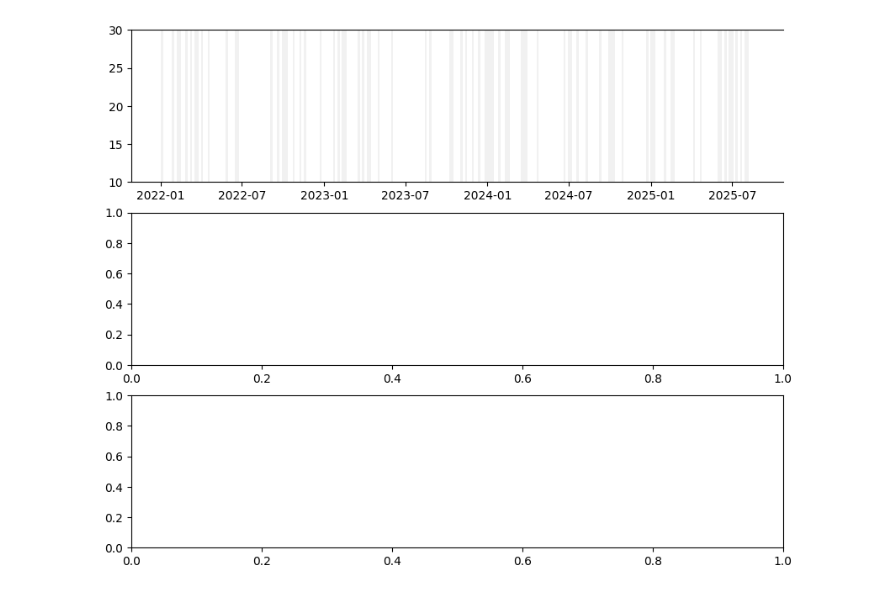
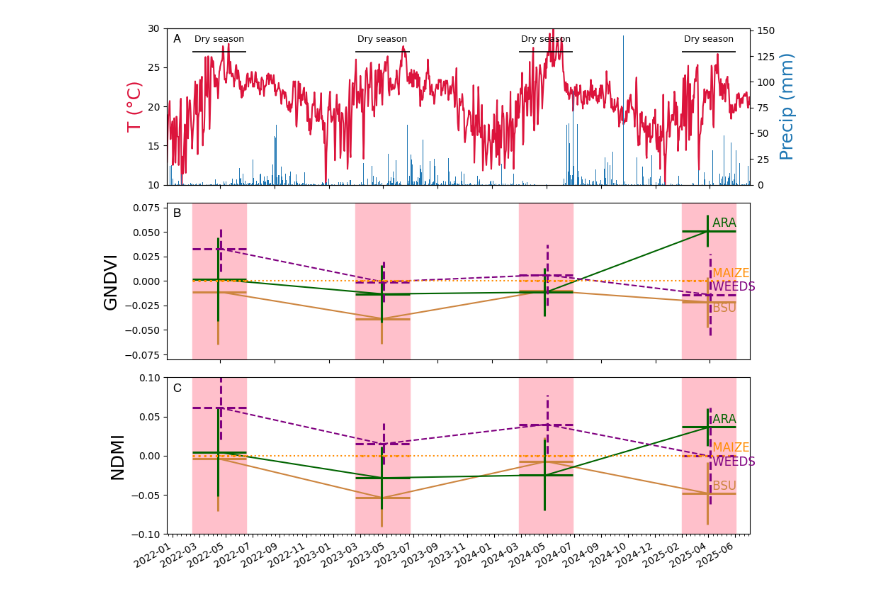
Before and after one commit to samuelflores/earth-observation, a Jupyter notebook: NDMI-mapped.3.ipynb, the cells around one changed output. Saved outputs shown, nothing was run; the diff lists cells and outputs as text; code cells hidden in the pictures.

```diff
--- a/NDMI-mapped.3.ipynb
+++ b/NDMI-mapped.3.ipynb
@@ -58,7 +59,10 @@ startDate = "2022-01-03"
 
 #startDate = "2025-01-12"
 
-endDate = "2025-08-16"
+
+endDate = "2025-07-31"
+
+#endDate = "2025-08-16"
 #endDate = "2022-12-31"
 
 
@@ -79,11 +83,7 @@ dates = Utils.generate_date_range(startDate, endDate,  "%Y-%m-%d", 5)
 #datesIncrementDaily = Utils.generate_date_range(startDate, endDate,  "%Y-%m-%d", 1)
 print(f"[Line {inspect.currentframe().f_lineno}] ...   ")
 
-precip_df = Utils.daily_precip_openmeteo(Constants.lat0, Constants.lon0, startDate, endDate)
-print(f"[Line {inspect.currentframe().f_lineno}] ...   ")
 
-precip_df.head()
-print(f"[Line {inspect.currentframe().f_lineno}] ...   ")
 
 #dates = Utils.generate_date_range("2025-06-16", "2025-06-17",  "%Y-%m-%d", 5)
 
@@ -309,17 +334,23 @@ print(f"[Cell Line {inspect.currentframe().f_lineno}] .. Done with cell! ")
 # %%
 import MatPlotLibUtils
 importlib.reload(MatPlotLibUtils)
+import matplotlib.pyplot as plt
+import matplotlib.dates as mdates
 from IPython.display import display, HTML
 import importlib
 importlib.reload(Utils)
+importlib.reload(Constants)
 importlib.reload(MatPlotLibUtils)
-
+import  datetime as _dt
+from datetime import datetime, timedelta
 import pandas
 
 #startDate = "2025-01-03"
 
-warmDryStart2025 = pandas.to_datetime("2025-03-15")
-warmDryEnd2025   = pandas.to_datetime("2025-05-18")
+#warmDryStart2025 = pandas.to_datetime("2025-03-15")
+#warmDryEnd2025   = pandas.to_datetime("2025-05-18")
+
+
 display(HTML("<style>.jp-OutputArea {max-height: 20000px;min_height: 20000px;}</style>"))
 
 # --- colors for consistency
@@ -337,27 +368,30 @@ minTemp = 10
 maxTemp = 30
 myfontsize = 18
 #ax.plot(p["date"], p["tave_10d"],color=temperature_color, lw=1.5, label="T 10-day back-average (°C)") # takes min,max, avg
-ax.bar(df["date"], df["cloudy"].fillna(0)*maxTemp,color="lightgrey",
-        width=pd.Timedelta("5D"), alpha=0.3, label="Cloudy")
+#ax.bar(df["date"], df["cloudy"].fillna(0)*maxTemp,color="lightgrey",
+#        width=pd.Timedelta("5D"), alpha=0.3, label="Cloudy")
 ax.set_ylim(minTemp, maxTemp)
 ax.spines["right"].set_position(("axes", 1.10))  # shift outward
 p["tave_10d"] = p["tavg"].rolling(window=10, min_periods=1).mean()
-ax.plot(p["date"], p["tave_10d"],color=temperature_color, lw=1.5, label="T 10-day back-average (°C)") # takes min,max, avg
-#ax.set_ylabel("T (°C, 10d ave), 10-day average",color=temperature_color,fontsize = myfontsize)
+#ax.plot(visualcrossing_dict['datetime'], visualcrossing_dict["temp"],lw=1.5, label="T (°C)")
+dates = [datetime.strptime( day['datetime'], "%Y-%m-%d") for day in visualcrossing_dict['days']]
+temperatures = [day['temp'] for day in visualcrossing_dict['days']]
+precipitations = [day['precip'] for day in visualcrossing_dict['days']]
+ax.plot(dates, temperatures,lw=1.5, label="T (°C)",color=temperature_color)
+#ax.plot(p["date"], p["tave_10d"],color=temperature_color, lw=1.5, label="T 10-day back-average (°C)") # takes min,max, avg
 ax.set_ylabel("T (°C)",color=temperature_color,fontsize = myfontsize)
 
 ax.grid(False)
 #ax.set_ylabel("NDMI")
 #ax.legend(loc="upper center")
 ax.set_frame_on(True); ax.patch.set_visible(False)
-MatPlotLibUtils.indicate_seasons(startDate,endDate,warmDryStart2025, warmDryEnd2025, ax,"warm, dry season")
+MatPlotLibUtils.indicate_seasons(startDate,endDate, ax,"Dry season")
 
 ax2 = ax.twinx()
 ax2.set_ylabel("Precip (mm)",color=precip_color,fontsize = myfontsize)
 # Precip (second right axis; ALL daily bars)
-ax2.bar(p["date"], p["precip_mm"].fillna(0),
-        width=pd.Timedelta("0.85D"), alpha=0.3, label="Precip (mm)",color=precip_color)
-
+#ax2.bar(p["date"], p["precip_mm"].fillna(0), width=pd.Timedelta("0.85D"), alpha=0.3, label="Precip (mm)",color=precip_color)
+ax2.bar(dates, precipitations,label="Precipitation (mm)",color=precip_color)
 
 axes[2].set_ylabel("NDMI",fontsize = myfontsize)
 #axes[2].set_ylabel("NDMI (Moisture)",fontsize = myfontsize)
@@ -366,42 +400,37 @@ ymin=-0.1
 ymax=.1
 axes[1].set_ylim(-.08, .08)
 axes[2].set_ylim(-.1, .1)
-MatPlotLibUtils.indicate_seasons_box(startDate,endDate,warmDryStart2025 ,warmDryEnd2025  , axes[1],my_label="warm, dry season",my_color="pink",line_style="none")
-
-MatPlotLibUtils.indicate_seasons_box(startDate,endDate,warmDryStart2025 ,warmDryEnd2025  , axes[2],my_label="warm, dry season",my_color="pink",line_style="none")
-
-#stat sig difference between +-COVER
-MatPlotLibUtils.plot_season_averages(startDate,endDate,df,"ndmi_plots_4_5"      ,axes[2],"peru",     "solid","-COVER",-3,"center")
-MatPlotLibUtils.plot_season_averages(startDate,endDate,df,"ndmi_plots_2_3_1A_1B",axes[2],"darkgreen",    "solid","+COVER",-3,"center")
-MatPlotLibUtils.plot_season_averages(startDate,endDate,df,"ndmi_milpa1"         ,axes[2],"purple",    "dashed","Weeds",3,"center")
-MatPlotLibUtils.plot_season_averages(startDate,endDate,df,"ndmi_milpa_vecino"   ,axes[2],"darkorange","dotted","Maize",0,"center")
-
-print('****************** GNDVI')
-Utils.compute_season_stat_significance(warmDryStart2025,warmDryEnd2025,df,"gndvi_plots_4_5","gndvi_plots_2_3_1A_1B")
-Utils.compute_season_stat_significance(warmDryStart2025,warmDryEnd2025,df,"gndvi_plots_2_3_1A_1B","gndvi_milpa1")
-Utils.compute_season_stat_significance(warmDryStart2025,warmDryEnd2025,df,"gndvi_plots_2_3_1A_1B","gndvi_milpa_vecino")
-
-print('****************** NDMI')
-Utils.compute_season_stat_significance(warmDryStart2025,warmDryEnd2025,df,"ndmi_plots_2_3_1A_1B","ndmi_plots_4_5") #-COVER vs +COVER
-Utils.compute_season_stat_significance(warmDryStart2025,warmDryEnd2025,df,"ndmi_plots_2_3_1A_1B","ndmi_milpa1") #+COVER vs Weeds
-Utils.compute_season_stat_significance(warmDryStart2025,warmDryEnd2025,df,"ndmi_plots_2_3_1A_1B","ndmi_milpa_vecino") #+COVER vs Maize
-Utils.compute_season_stat_significance(warmDryStart2025,warmDryEnd2025,df,"ndmi_plots_4_5","ndmi_milpa_vecino") #-COVER vs Maize
-
+MatPlotLibUtils.indicate_seasons_box(startDate,endDate , axes[1],my_label="Dry season",my_color="pink",line_style="none")
+MatPlotLibUtils.indicate_seasons_box(startDate,endDate,  axes[2],my_label="Dry season",my_color="pink",line_style="none")
 
 
 axes[1].set_ylabel("Vegetation",fontsize = myfontsize)
 axes[1].set_ylabel("GNDVI",fontsize = myfontsize)
 
 #axes[1].set_ylim([-.1, .1])
-MatPlotLibUtils.plot_season_averages(startDate,endDate,df,"gndvi_plots_4_5",      axes[1],"peru","solid","-COVER",-3,"center")
-MatPlotLibUtils.plot_season_averages(startDate,endDate,df,"gndvi_plots_2_3_1A_1B",axes[1],"darkgreen","solid","+COVER",-3,"center")
-MatPlotLibUtils.plot_season_averages(startDate,endDate,df,"gndvi_milpa1"  ,       axes[1],"purple","dashed","Weeds",3,"top")
-MatPlotLibUtils.plot_season_averages(startDate,endDate,df,"gndvi_milpa_vecino",   axes[1],"darkorange","dotted","Maize",0,"center")
+MatPlotLibUtils.plot_season_averages(startDate,endDate,df,"gndvi_plots_4_5",      axes[1],"peru","solid","BSU",-3,"top")
+MatPlotLibUtils.plot_season_averages(startDate,endDate,df,"gndvi_plots_2_3_1A_1B",axes[1],"darkgreen","solid","ARA",-3,"center")
+MatPlotLibUtils.plot_season_averages(startDate,endDate,df,"gndvi_milpa1"  ,       axes[1],"purple","dashed","WEEDS",3,"center")
+MatPlotLibUtils.plot_season_averages(startDate,endDate,df,"gndvi_milpa_vecino",   axes[1],"darkorange","dotted","MAIZE",0,"center")
+
+#stat sig difference between +-COVER
+MatPlotLibUtils.plot_season_averages(startDate,endDate,df,"ndmi_plots_4_5"      ,axes[2],"peru",     "solid","BSU",-3,"center")
+MatPlotLibUtils.plot_season_averages(startDate,endDate,df,"ndmi_plots_2_3_1A_1B",axes[2],"darkgreen",    "solid","ARA",-3,"center")
+MatPlotLibUtils.plot_season_averages(startDate,endDate,df,"ndmi_milpa1"         ,axes[2],"purple",    "dashed","WEEDS",3,"top")
+MatPlotLibUtils.plot_season_averages(startDate,endDate,df,"ndmi_milpa_vecino"   ,axes[2],"darkorange","dotted","MAIZE",0,"center")
+
+print('****************** GNDVI')
+Utils.compute_season_stat_significance(Constants.warmDryStart2025,Constants.warmDryEnd2025,df,"gndvi_plots_4_5","gndvi_plots_2_3_1A_1B")
+Utils.compute_season_stat_significance(Constants.warmDryStart2025,Constants.warmDryEnd2025,df,"gndvi_plots_2_3_1A_1B","gndvi_milpa1")
+Utils.compute_season_stat_significance(Constants.warmDryStart2025,Constants.warmDryEnd2025,df,"gndvi_plots_2_3_1A_1B","gndvi_milpa_vecino")
+
+print('****************** NDMI')
+Utils.compute_season_stat_significance(Constants.warmDryStart2025,Constants.warmDryEnd2025,df,"ndmi_plots_2_3_1A_1B","ndmi_plots_4_5") #-COVER vs +COVER
+Utils.compute_season_stat_significance(Constants.warmDryStart2025,Constants.warmDryEnd2025,df,"ndmi_plots_2_3_1A_1B","ndmi_milpa1") #+COVER vs Weeds
+Utils.compute_season_stat_significance(Constants.warmDryStart2025,Constants.warmDryEnd2025,df,"ndmi_plots_2_3_1A_1B","ndmi_milpa_vecino") #+COVER vs Maize
+Utils.compute_season_stat_significance(Constants.warmDryStart2025,Constants.warmDryEnd2025,df,"ndmi_plots_4_5","ndmi_milpa_vecino") #-COVER vs Maize
 
 
-# horizontal line
-#start = pd.to_datetime("2024-03-01")
-#end   = pd.to_datetime("2024-05-31")
 
 # Align x-limits to cover full  range too
 xmin = min(df["date"].min(), p["date"].min())
@@ -431 +476 @@ KeyError: 'tavg'
-[figure, old version]
+[figure, new version]
```
Also changed, not shown: parts of 4 cells of this notebook, 11 other files.
